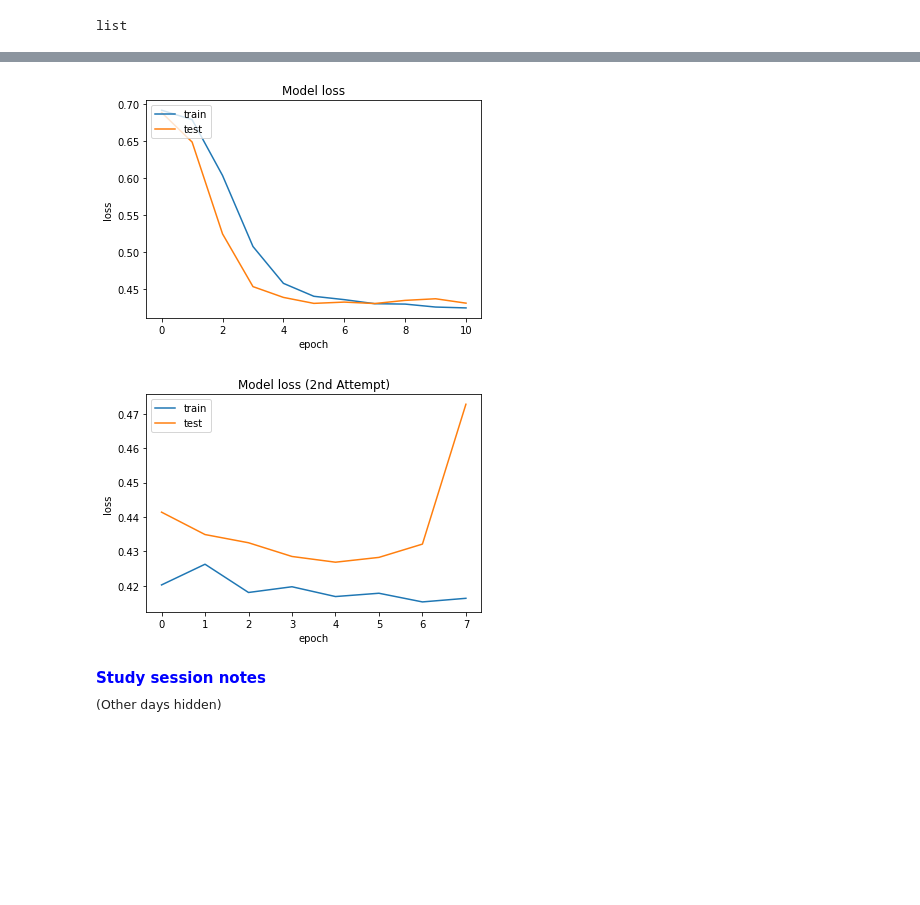
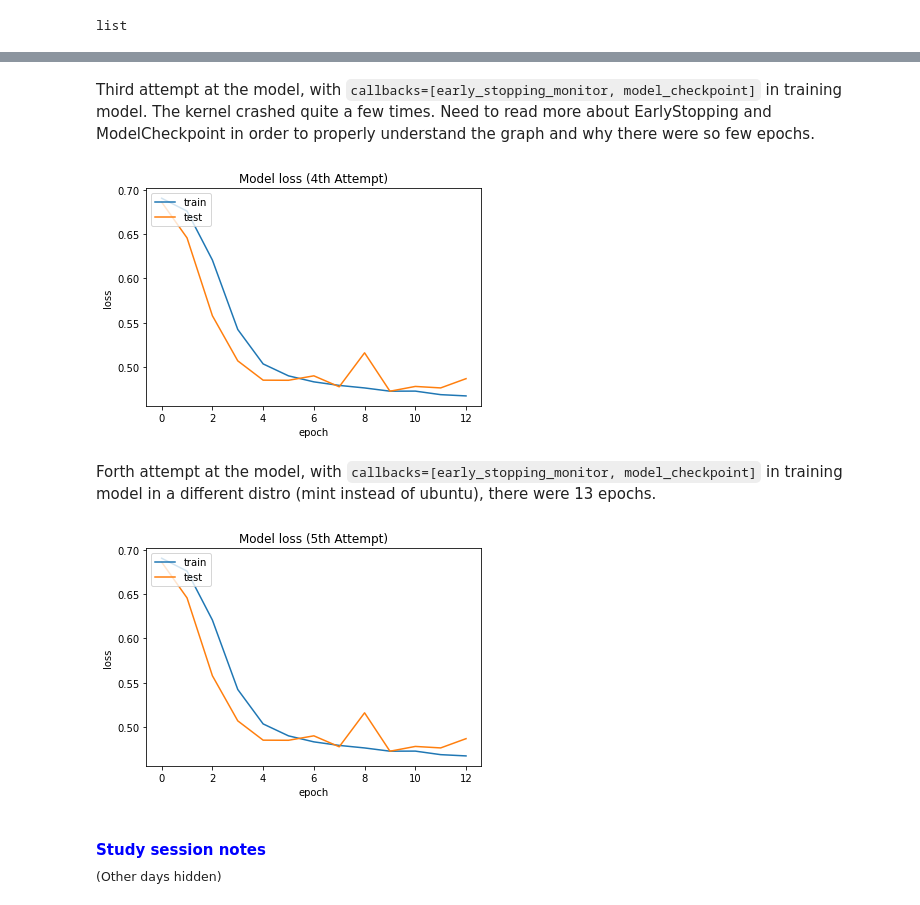
Before and after one commit to beamaia/neural-network-studies, a Jupyter notebook: intro_histopathology/introduction_to_cnn_histopathology_dataset.ipynb, the cells around one changed output, grey strips where cells are left out. Saved outputs shown, nothing was run; the diff lists cells and outputs as text; code cells hidden in the pictures; blank space fills up the shorter version.

Commit message:
4th attempt at running model

```diff
--- a/intro_histopathology/introduction_to_cnn_histopathology_dataset.ipynb
+++ b/intro_histopathology/introduction_to_cnn_histopathology_dataset.ipynb
@@ -256,5 +258,5 @@ model_checkpoint = ModelCheckpoint('best_model.h5', monitor='val_loss', mode='mi
 # %%
 training = model.fit_generator(datagen.flow(x_trainRus_reshaped,y_trainRus_hot,batch_size=batch_size),
-                    steps_per_epoch=len(x_trainRus_reshaped) / batch_size, epochs=epochs,validation_data=(x_testRus_reshaped, y_testRus_hot), verbose=1, callbacks=[early_stopping_monitor, model_checkpoint])
+                    steps_per_epoch=len(x_trainRus_reshaped) / batch_size, epochs=epochs,validation_data=(x_testRus_reshaped, y_testRus_hot), verbose=1)
 # %% [output]
 Epoch 1/50
@@ -279,23 +292,31 @@ import matplotlib.pyplot as plt
+# %% [markdown]
+Third attempt at the model, with `callbacks=[early_stopping_monitor, model_checkpoint]` in training model. The kernel crashed quite a few times. Need to read more about EarlyStopping and ModelCheckpoint in order to properly understand the graph and why there were so few epochs.
 # %%
 plt.plot(training.history['loss'])
 plt.plot(training.history['val_loss'])
-plt.title('Model loss')
+plt.title('Model loss (4th Attempt)')
 plt.ylabel('loss')
 plt.xlabel('epoch')
 plt.legend(['train','test'], loc='upper left')
 plt.show()
 # %% [output]
-[figure, old version]
+[figure, new version]
+# %% [markdown]
+Forth attempt at the model, with `callbacks=[early_stopping_monitor, model_checkpoint]` in training model in a different distro (mint instead of ubuntu), there were 13 epochs.
 # %%
 plt.plot(training.history['loss'])
 plt.plot(training.history['val_loss'])
-plt.title('Model loss (2nd Attempt)')
+plt.title('Model loss (5th Attempt)')
 plt.ylabel('loss')
 plt.xlabel('epoch')
 plt.legend(['train','test'], loc='upper left')
 plt.show()
+
+## Have to try again tomorrow
 # %% [output]
-[figure, old version]
+[figure, new version]
+# %% [markdown]
+<!-- Fifth attempt at the model, but without early_stopping_monitor and model_checkpoint. -->
 # %% [markdown]
 <span style='color:blue'>
     <b>Study session notes</b></span>
```
Also changed, not shown: parts of 10 cells of this notebook.
